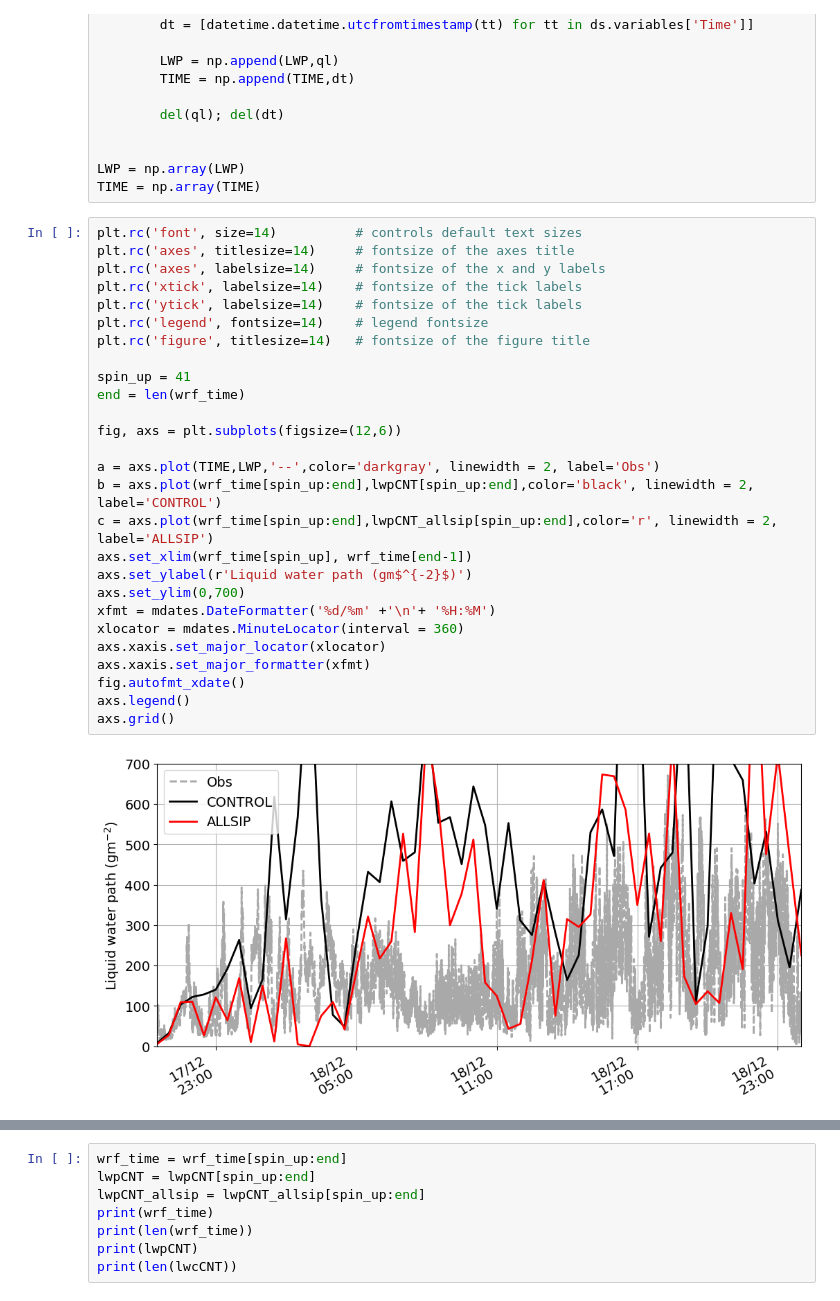
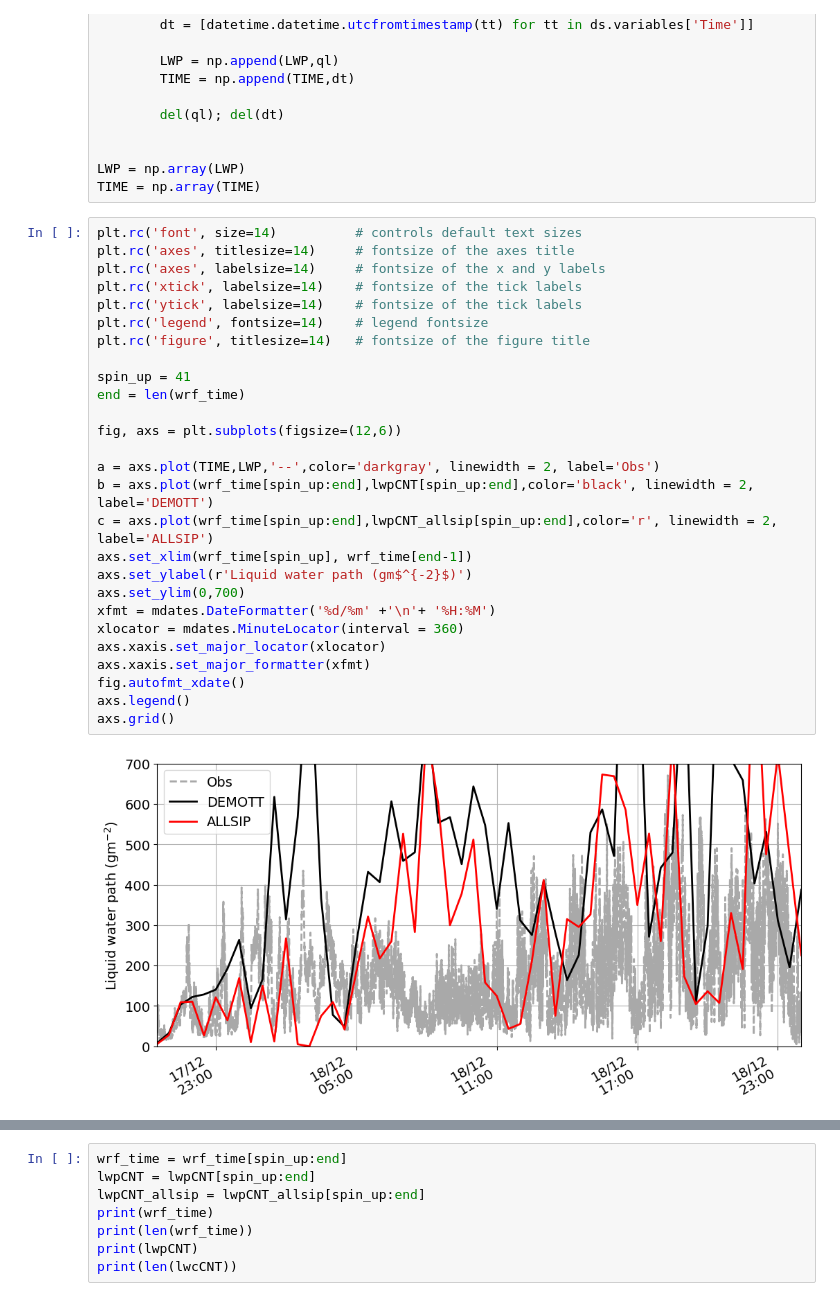
Before and after one commit to eliotperrin/Mixed-phase-cloud-with-CR-SIM, a Jupyter notebook: lwp difference.ipynb, the cells around one changed output, grey strips where cells are left out. Drawn from its saved outputs; the diff is of its cells as text.

```diff
--- a/lwp difference.ipynb
+++ b/lwp difference.ipynb
@@ -95,29 +95,29 @@ TIME = np.array(TIME)
 # %%
 plt.rc('font', size=14)          # controls default text sizes
 plt.rc('axes', titlesize=14)     # fontsize of the axes title
 plt.rc('axes', labelsize=14)     # fontsize of the x and y labels
 plt.rc('xtick', labelsize=14)    # fontsize of the tick labels
 plt.rc('ytick', labelsize=14)    # fontsize of the tick labels
 plt.rc('legend', fontsize=14)    # legend fontsize
 plt.rc('figure', titlesize=14)   # fontsize of the figure title
 
 spin_up = 41
 end = len(wrf_time)
 
 fig, axs = plt.subplots(figsize=(12,6))
 
 a = axs.plot(TIME,LWP,'--',color='darkgray', linewidth = 2, label='Obs')
-b = axs.plot(wrf_time[spin_up:end],lwpCNT[spin_up:end],color='black', linewidth = 2, label='CONTROL')
+b = axs.plot(wrf_time[spin_up:end],lwpCNT[spin_up:end],color='black', linewidth = 2, label='DEMOTT')
 c = axs.plot(wrf_time[spin_up:end],lwpCNT_allsip[spin_up:end],color='r', linewidth = 2, label='ALLSIP')
 axs.set_xlim(wrf_time[spin_up], wrf_time[end-1])
 axs.set_ylabel(r'Liquid water path (gm$^{-2}$)')
 axs.set_ylim(0,700)
 xfmt = mdates.DateFormatter('%d/%m' +'\n'+ '%H:%M')
 xlocator = mdates.MinuteLocator(interval = 360)
 axs.xaxis.set_major_locator(xlocator)
 axs.xaxis.set_major_formatter(xfmt)
 fig.autofmt_xdate()
 axs.legend()
 axs.grid()
 # %% [output]
-[figure, old version]
+[figure, new version]
```
Also changed, not shown: parts of 1 cell of this notebook, 1 other file.
